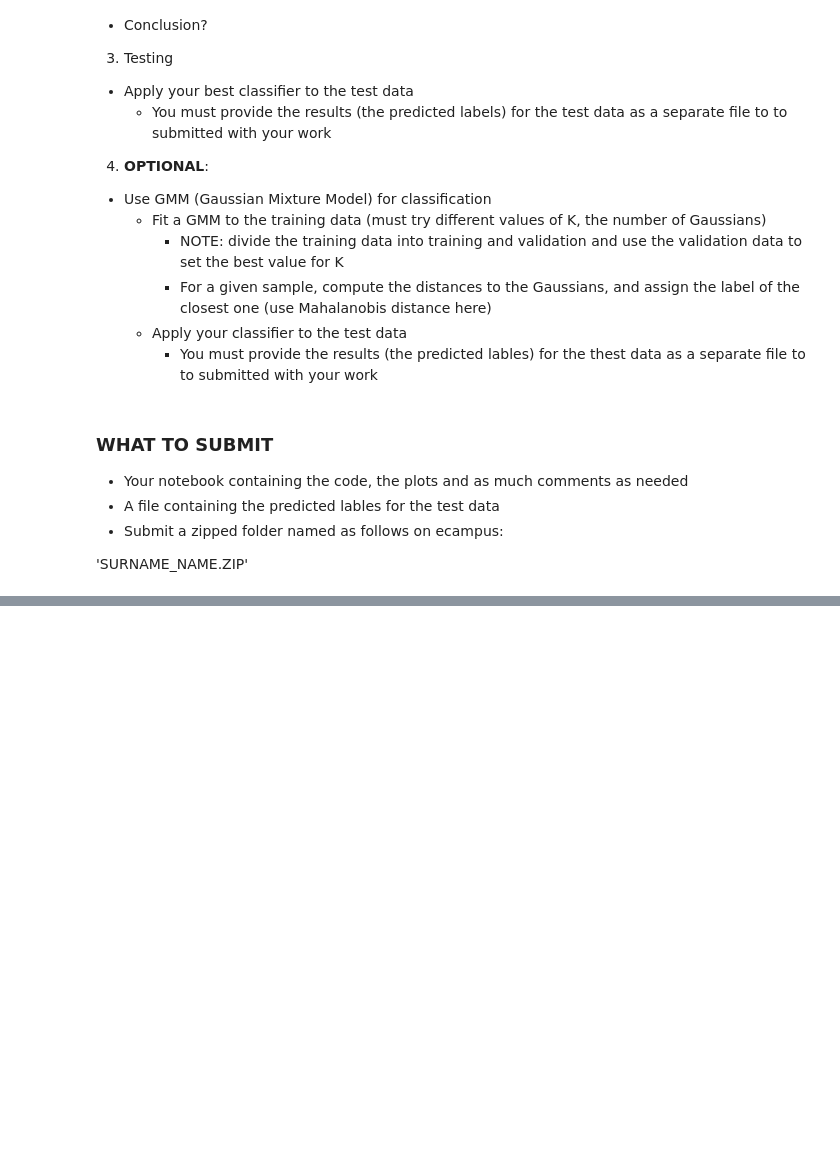
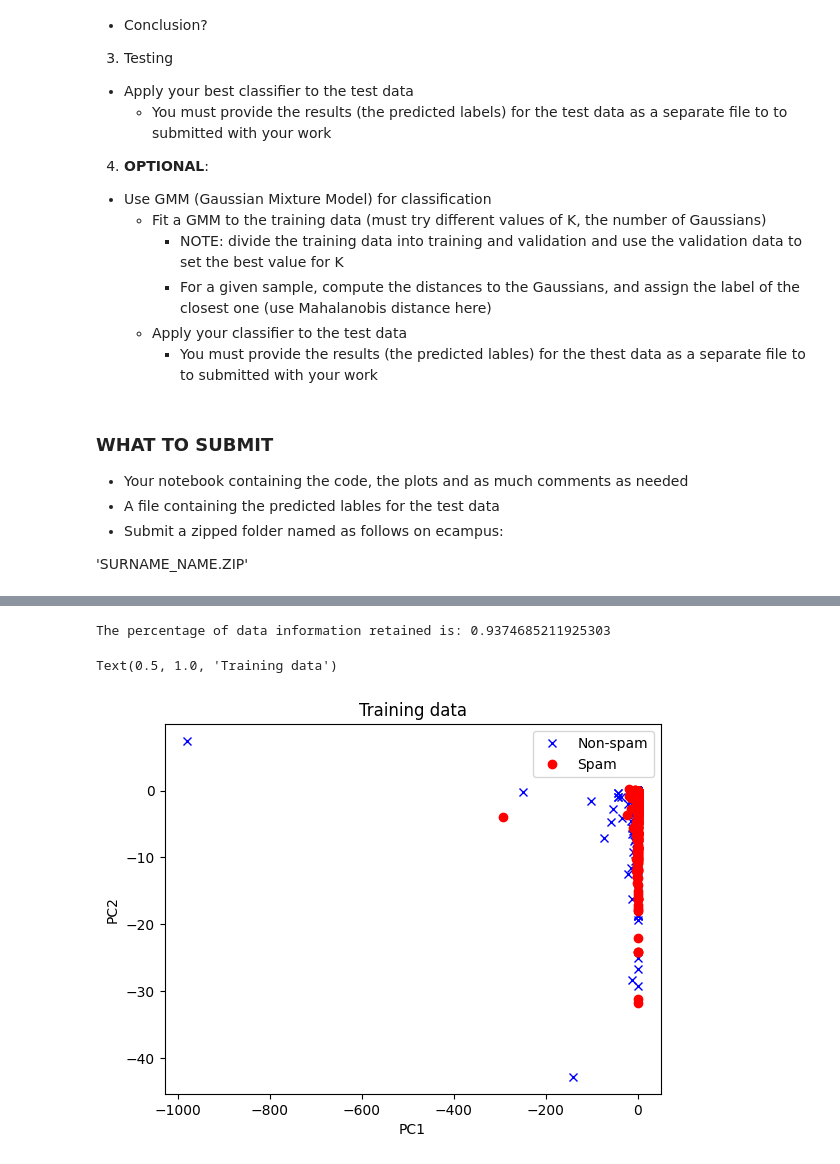
Before and after one commit to Carine000/UPS---PCA-Kmeans-Classification, a Jupyter notebook: SML_classification.ipynb, the cells around one changed output, grey strips where cells are left out. Saved outputs shown, nothing was run; the diff lists cells and outputs as text; code cells hidden in the pictures; blank space fills up the shorter version.

```diff
--- a/SML_classification.ipynb
+++ b/SML_classification.ipynb
@@ -34,7 +36,7 @@ drive.mount('/content/gdrive')
 Mounted at /content/gdrive
 # %%
 # Indicate the path to the file
-gdrive_path = '/content/gdrive/My Drive/lectures/ML_TPs/' ## <-- THIS IS MY PATH, SO EDIT
+gdrive_path = '/content/gdrive/MyDrive/SML_Project/'
 # load the spam file
 data = np.load(gdrive_path +'spam_project.npz')
 # %%
@@ -108,0 +617,25 @@ This is a binary classification problem and we will try the following:
+# %%
+# Applying PCA on the training data with k = 2
+new_x, U , info_2d, count_2d = my_PCA(train_data, 2, None)
+# %%
+# Plotting the new 2D data while differentiating between spam and ham data
+
+# Getting the indices at which the training samples are ham (non-spam):
+idx_ham = np.where(train_labels == 0)
+# Getting the indices at which the training samples are spam:
+idx_spam = np.where(train_labels == 1)
+
+print("The percentage of data information retained is:", info_2d)
+
+# Plotting
+plt.figure()
+plt.plot(new_x[idx_ham[0],0], new_x[idx_ham[0],1], 'xb', label = 'Non-spam')
+plt.plot(new_x[idx_spam[0],0], new_x[idx_spam[0],1], 'ro', label = 'Spam')
+plt.legend()
+plt.xlabel('PC1')
+plt.ylabel('PC2')
+plt.title("Training data")
+# %% [output]
+The percentage of data information retained is: 0.9374685211925303
+Text(0.5, 1.0, 'Training data')
+[figure, added]
```
Also changed, not shown: parts of 39 cells of this notebook.
